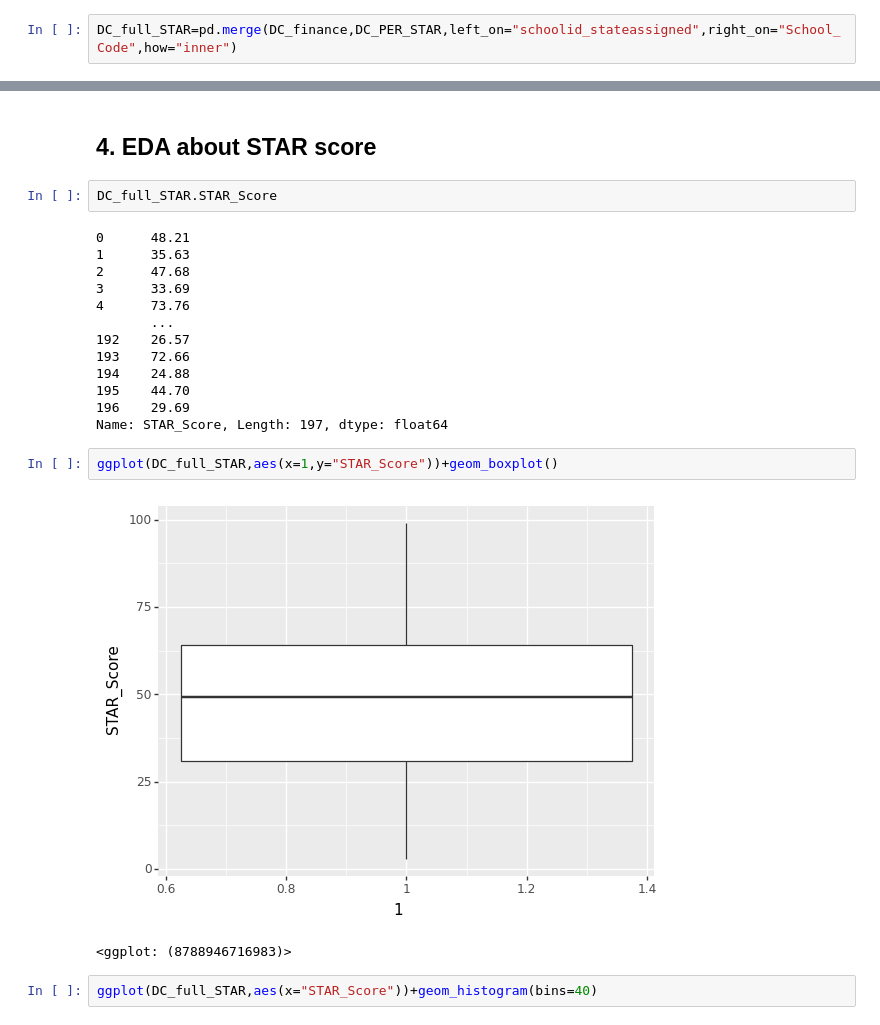
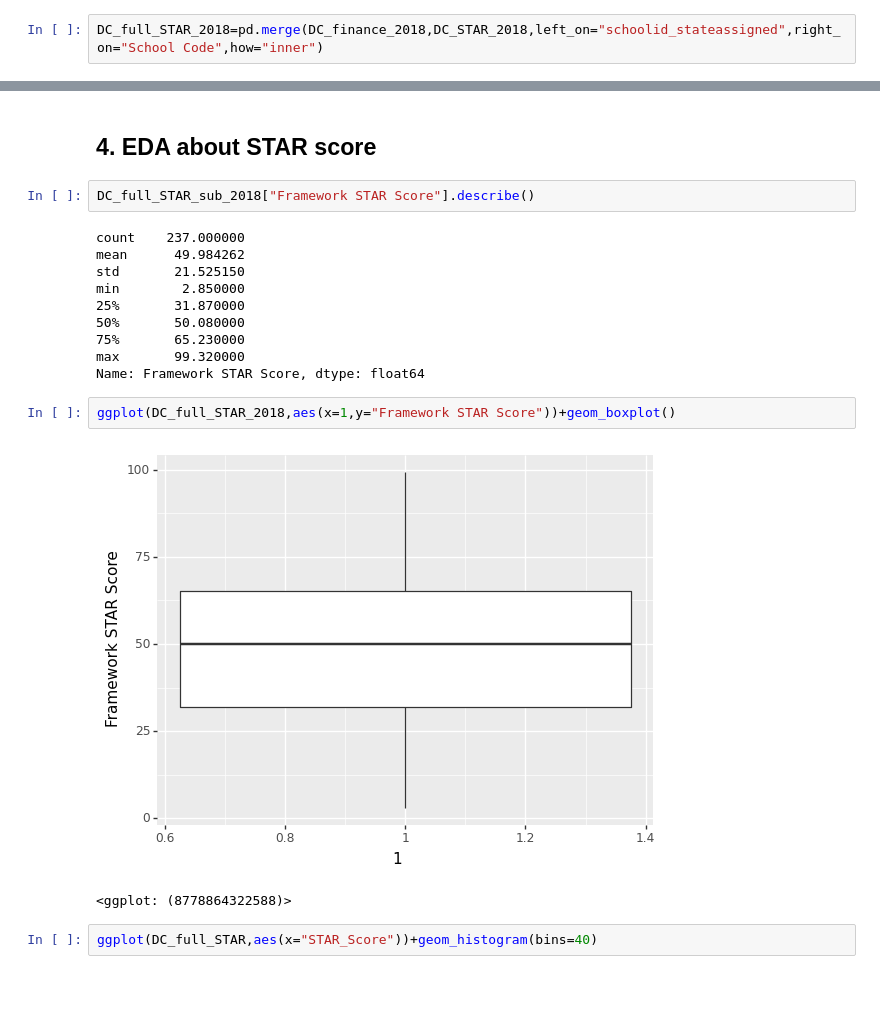
Before and after one commit to shiuanC/DC-Public-Schools-analysis, a Jupyter notebook: code/Ocean_OSSEDC_STAR_EDA.ipynb, the cells around one changed output, grey strips where cells are left out. Saved outputs shown, nothing was run; the diff lists cells and outputs as text; blank space fills up the shorter version.

```diff
--- a/code/Ocean_OSSEDC_STAR_EDA.ipynb
+++ b/code/Ocean_OSSEDC_STAR_EDA.ipynb
@@ -49,4 +61,4 @@ Index(['state', 'year', 'distid_stateassigned', 'schoolid_stateassigned',
 # %% [markdown]
 Merge STAR data with financial data
 # %%
-DC_full_STAR=pd.merge(DC_finance,DC_PER_STAR,left_on="schoolid_stateassigned",right_on="School_Code",how="inner")
+DC_full_STAR_2018=pd.merge(DC_finance_2018,DC_STAR_2018,left_on="schoolid_stateassigned",right_on="School Code",how="inner")
@@ -75,25 +122,22 @@ DC_full_SAT.shape
 # %% [markdown]
 ## 4. EDA about STAR score
 # %%
-DC_full_STAR.STAR_Score
+DC_full_STAR_sub_2018["Framework STAR Score"].describe()
 # %% [output]
-0      48.21
-1      35.63
-2      47.68
-3      33.69
-4      73.76
-       ...
-192    26.57
-193    72.66
-194    24.88
-195    44.70
-196    29.69
-Name: STAR_Score, Length: 197, dtype: float64
+count    237.000000
+mean      49.984262
+std       21.525150
+min        2.850000
+25%       31.870000
+50%       50.080000
+75%       65.230000
+max       99.320000
+Name: Framework STAR Score, dtype: float64
 # %%
-ggplot(DC_full_STAR,aes(x=1,y="STAR_Score"))+geom_boxplot()
+ggplot(DC_full_STAR_2018,aes(x=1,y="Framework STAR Score"))+geom_boxplot()
 # %% [output]
-[figure, old version]
+[figure, new version]
-<ggplot: (8788946716983)>
+<ggplot: (8778864322588)>
 # %%
 ggplot(DC_full_STAR,aes(x="STAR_Score"))+geom_histogram(bins=40)
 # %% [output]
```
Also changed, not shown: parts of 10 cells of this notebook.
